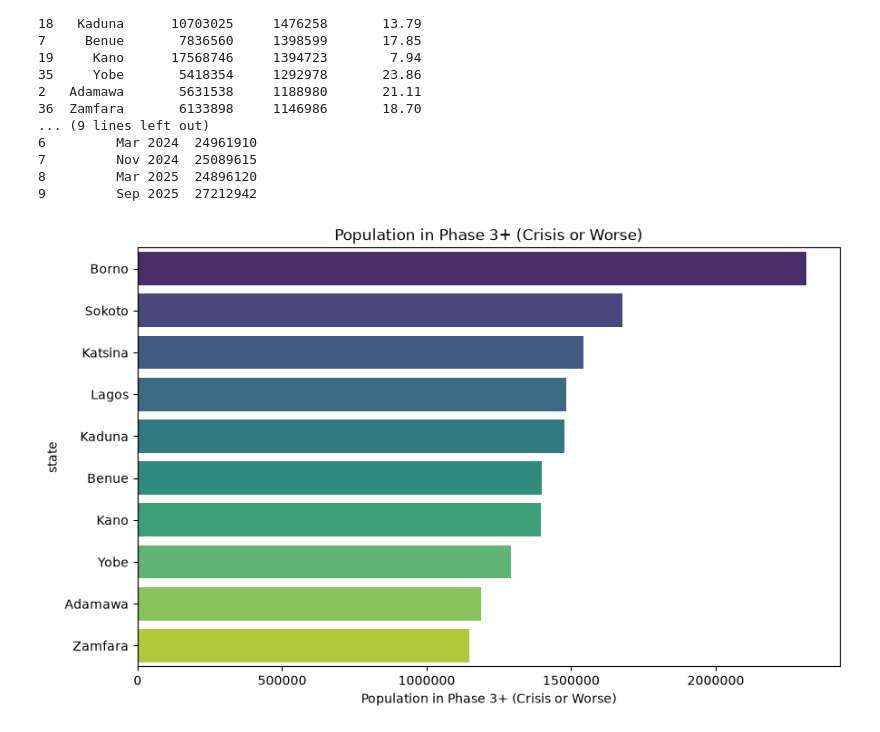
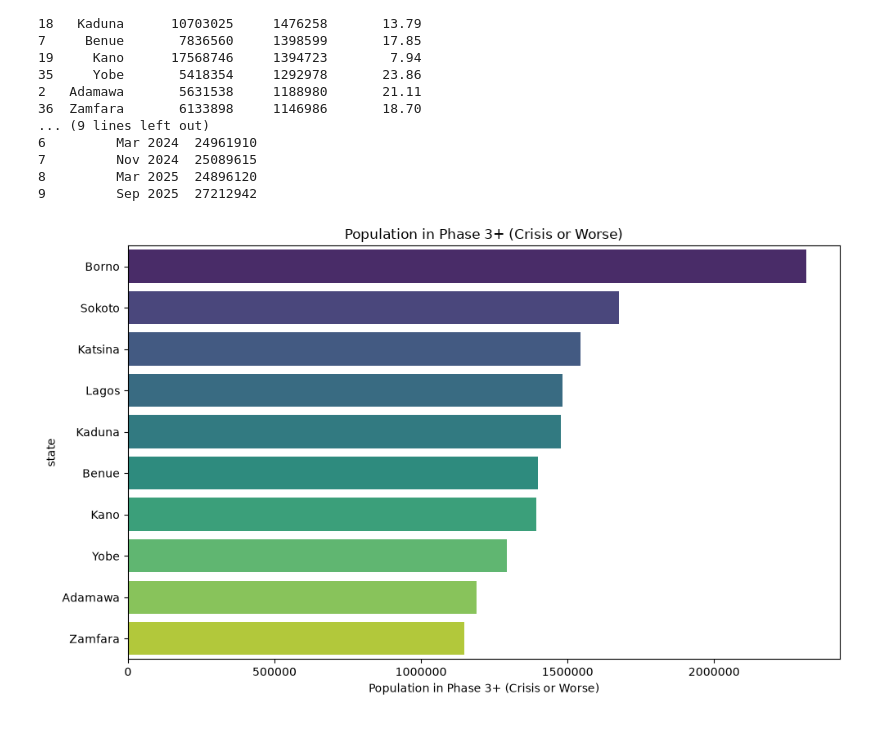
Before and after one commit to xprogram24/projects-py, a Jupyter notebook: nigerian_FoodSecurity/foodSecurity.ipynb, the cells around one changed output. Cells and saved outputs as stored; diff of their text form; code cells hidden in the pictures.

```diff
--- a/nigerian_FoodSecurity/foodSecurity.ipynb
+++ b/nigerian_FoodSecurity/foodSecurity.ipynb
@@ -140,16 +140,18 @@ Top 10 States by Phase 3+ Headcount (Mar 2026):
 # %%
 #Walkthrough: Top 10 States by Raw Crisis Headcount
 top10_headcount = state_df.head(10)
 import seaborn as sns
 import matplotlib.pyplot as plt
 plt.figure(figsize=(10,6))
 sns.barplot(x = 'crisis_pop', y ='state',data=top10_headcount , palette = 'viridis', hue = 'state',legend=False)
 plt.title('Population in Phase 3+ (Crisis or Worse)')
 plt.xlabel('Population in Phase 3+ (Crisis or Worse)')
 plt.ylabel('state')
 plt.ticklabel_format(style='plain', axis='x')
+plt.tight_layout()
+plt.savefig('top10_states_phase3plus.png', dpi=300)
 # %% [output]
-[figure, old version]
+[figure, new version]
 # %%
 #Top 10 States by Severity Rate (pct_crisis)
 top_severity = state_df.sort_values('pct_crisis',ascending=False).head(10)
```
Also changed, not shown: parts of 2 cells of this notebook, 4 other files.
